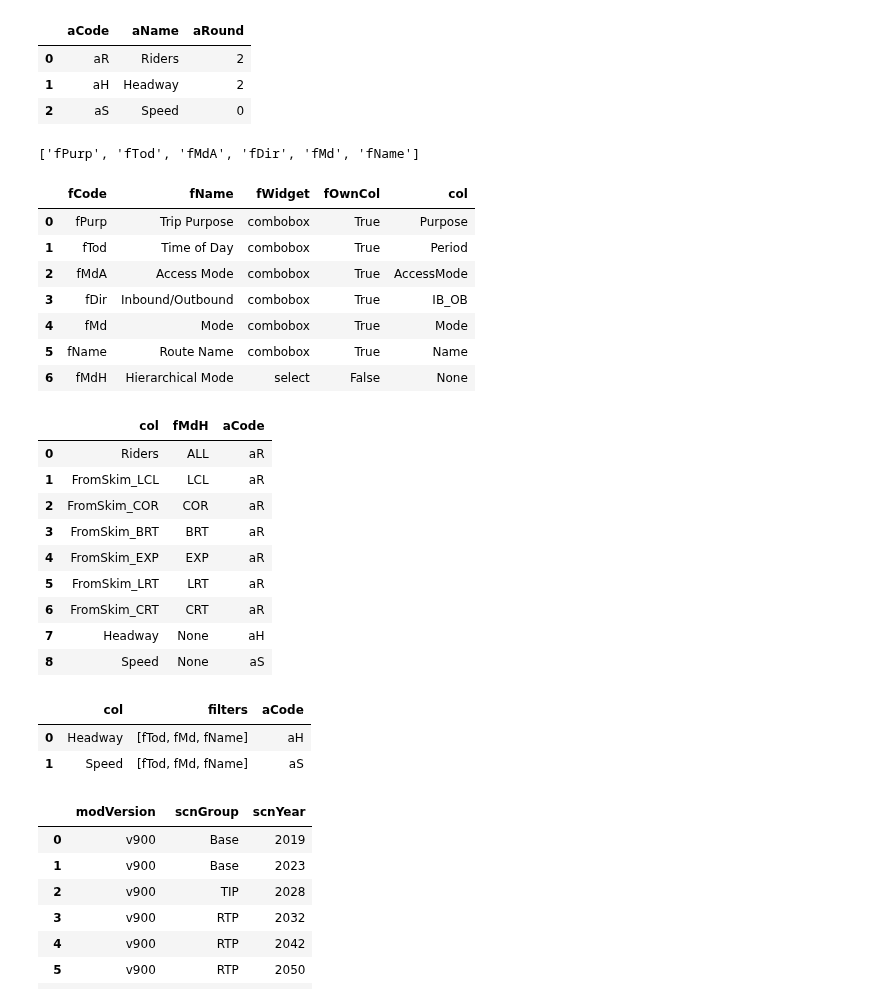
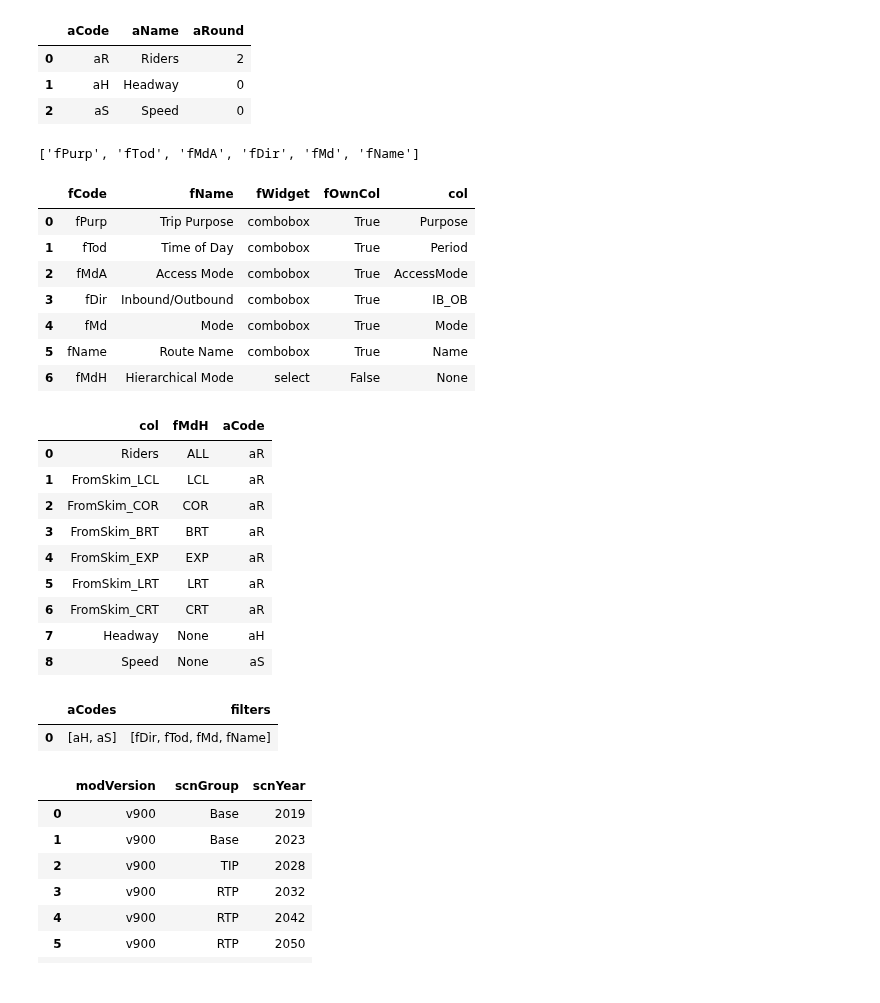
Before and after one commit to WFRCAnalytics/vizTool, a Jupyter notebook: scripts/Create-Jsons-Transit-Segment-vizMap.ipynb, the cells around one changed output. Drawn from its saved outputs; the diff is of its cells as text; code cells hidden in the pictures.

```diff
--- a/scripts/Create-Jsons-Transit-Segment-vizMap.ipynb
+++ b/scripts/Create-Jsons-Transit-Segment-vizMap.ipynb
@@ -25,7 +25,7 @@ lstIdVars = ['SegID']
 # attributes for road seg summaries
 dfAttributes = pd.DataFrame([
     ["aR","Riders" , 2],
-    ["aH","Headway", 2],
+    ["aH","Headway", 0],
     ["aS","Speed"  , 0]
 ], columns=('aCode','aName', 'aRound'))
 
@@ -71,38 +71,37 @@ dfColKeys = pd.DataFrame([
 display(dfColKeys)
 
 ##### oweropwejrl:kjwerl:mkelwkjwer:
 dfRepetitiveColKeysWithActualFilters = pd.DataFrame([
-    [['aH','aS'], ["fTod","fMd","fName"]]
+    [['aH','aS'], ["fDir","fTod","fMd","fName"]]
 ], columns=('aCodes','filters'))
 
 display(dfRepetitiveColKeysWithActualFilters)
 # %% [output]
 |  | aCode | aName | aRound |
 | 0 | aR | Riders | 2 |
-| 1 | aH | Headway | 2 |
+| 1 | aH | Headway | 0 |
 | 2 | aS | Speed | 0 |
 ['fPurp', 'fTod', 'fMdA', 'fDir', 'fMd', 'fName']
 |  | fCode | fName | fWidget | fOwnCol | col |
 | 0 | fPurp | Trip Purpose | combobox | True | Purpose |
 | 1 | fTod | Time of Day | combobox | True | Period |
 | 2 | fMdA | Access Mode | combobox | True | AccessMode |
 | 3 | fDir | Inbound/Outbound | combobox | True | IB_OB |
 | 4 | fMd | Mode | combobox | True | Mode |
 | 5 | fName | Route Name | combobox | True | Name |
 | 6 | fMdH | Hierarchical Mode | select | False | None |
 |  | col | fMdH | aCode |
 | 0 | Riders | ALL | aR |
 | 1 | FromSkim_LCL | LCL | aR |
 | 2 | FromSkim_COR | COR | aR |
 | 3 | FromSkim_BRT | BRT | aR |
 | 4 | FromSkim_EXP | EXP | aR |
 | 5 | FromSkim_LRT | LRT | aR |
 | 6 | FromSkim_CRT | CRT | aR |
 | 7 | Headway | None | aH |
 | 8 | Speed | None | aS |
-|  | col | filters | aCode |
-| 0 | Headway | [fTod, fMd, fName] | aH |
-| 1 | Speed | [fTod, fMd, fName] | aS |
+|  | aCodes | filters |
+| 0 | [aH, aS] | [fDir, fTod, fMd, fName] |
 # %%
 dfScn = pd.read_json(scnJson)
 dfScn = dfScn[['modVersion','scnGroup','scnYear']]
```
Also changed, not shown: parts of 11 cells of this notebook.
